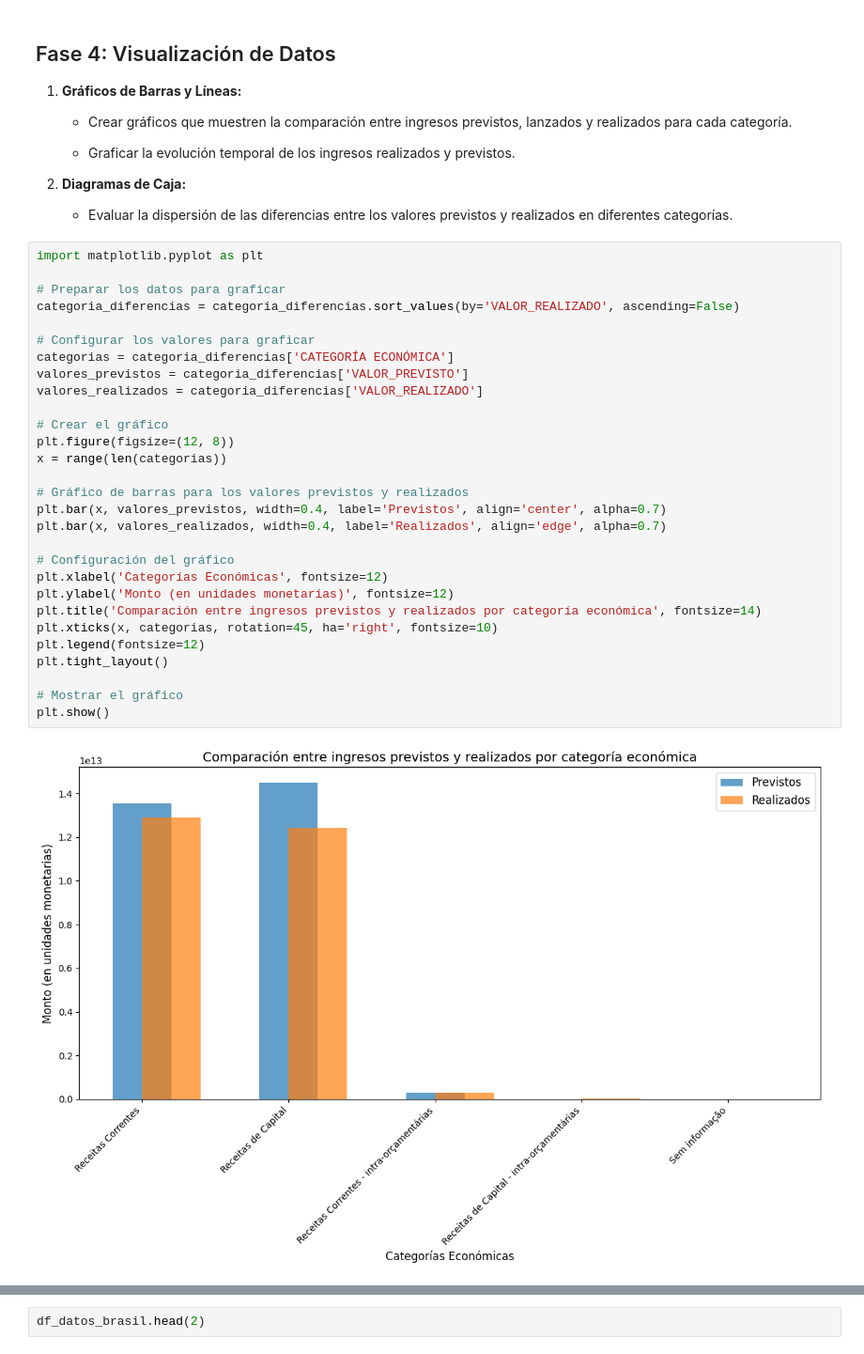
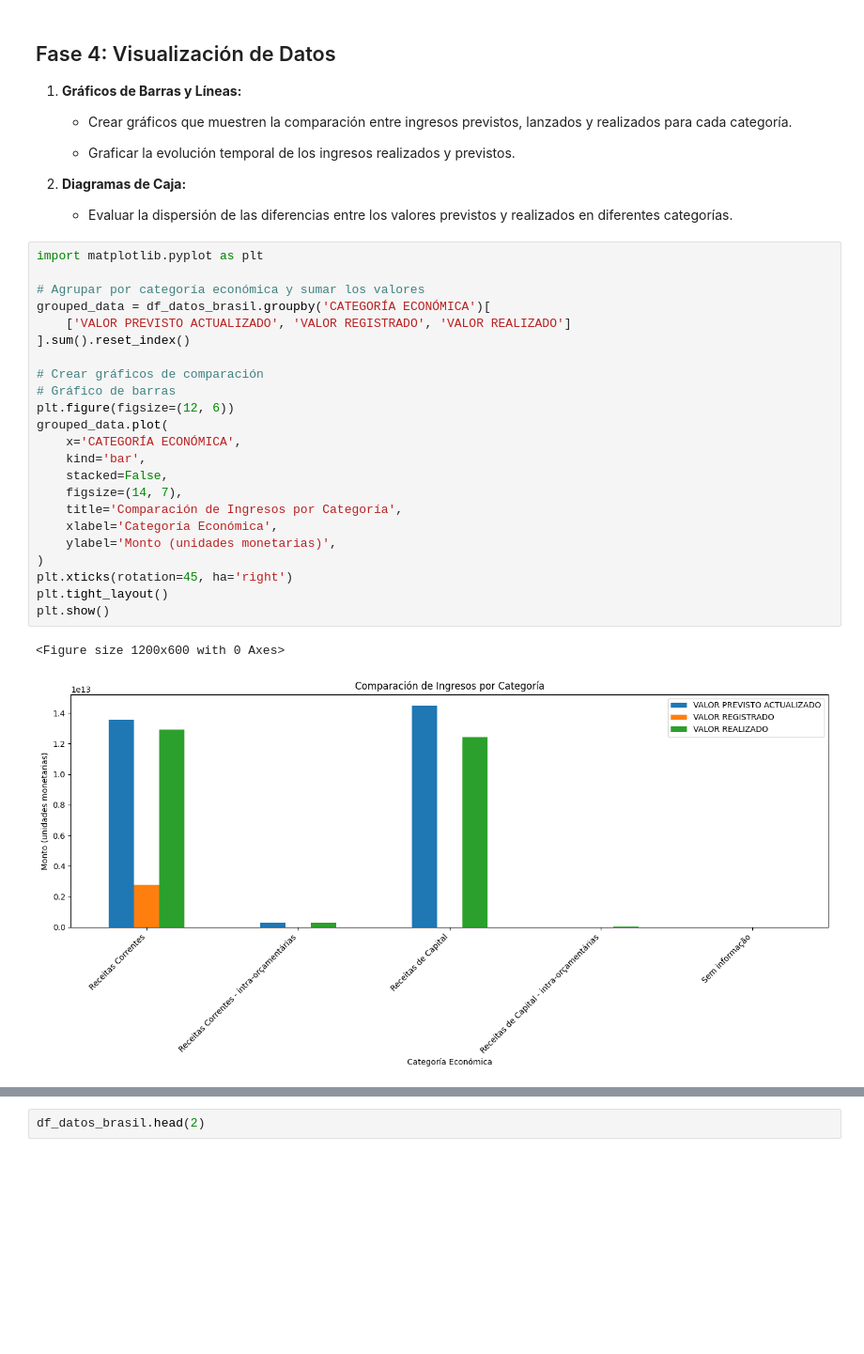
Before and after one commit to clausoler/Proyecto2_Brasil, a Jupyter notebook: ingresos_públicos_brasil.ipynb, the cells around one changed output, grey strips where cells are left out. Shown: that part at 94% size. Saved outputs shown, nothing was run; the diff lists cells and outputs as text; blank space fills up the shorter version.

```diff
--- a/ingresos_públicos_brasil.ipynb
+++ b/ingresos_públicos_brasil.ipynb
@@ -1814,35 +1814,30 @@ Por último, en la categoría económica Receitas de Capital - intra-orÇamentá
 2. **Diagramas de Caja:**
 
    - Evaluar la dispersión de las diferencias entre los valores previstos y realizados en diferentes categorías.
-# %%
-import matplotlib.pyplot as plt
-
-# Preparar los datos para graficar
-categoria_diferencias = categoria_diferencias.sort_values(by='VALOR_REALIZADO', ascending=False)
-
-# Configurar los valores para graficar
-categorias = categoria_diferencias['CATEGORÍA ECONÓMICA']
-valores_previstos = categoria_diferencias['VALOR_PREVISTO']
-valores_realizados = categoria_diferencias['VALOR_REALIZADO']
-
-# Crear el gráfico
-plt.figure(figsize=(12, 8))
-x = range(len(categorias))
-
-# Gráfico de barras para los valores previstos y realizados
-plt.bar(x, valores_previstos, width=0.4, label='Previstos', align='center', alpha=0.7)
-plt.bar(x, valores_realizados, width=0.4, label='Realizados', align='edge', alpha=0.7)
-
-# Configuración del gráfico
-plt.xlabel('Categorías Económicas', fontsize=12)
-plt.ylabel('Monto (en unidades monetarias)', fontsize=12)
-plt.title('Comparación entre ingresos previstos y realizados por categoría económica', fontsize=14)
-plt.xticks(x, categorias, rotation=45, ha='right', fontsize=10)
-plt.legend(fontsize=12)
-plt.tight_layout()
-
-# Mostrar el gráfico
-plt.show()
-# %% [output]
-[figure, removed]
+# %%
+import matplotlib.pyplot as plt
+
+# Agrupar por categoría económica y sumar los valores
+grouped_data = df_datos_brasil.groupby('CATEGORÍA ECONÓMICA')[
+    ['VALOR PREVISTO ACTUALIZADO', 'VALOR REGISTRADO', 'VALOR REALIZADO']
+].sum().reset_index()
+
+# Crear gráficos de comparación
+# Gráfico de barras
+plt.figure(figsize=(12, 6))
+grouped_data.plot(
+    x='CATEGORÍA ECONÓMICA',
+    kind='bar',
+    stacked=False,
+    figsize=(14, 7),
+    title='Comparación de Ingresos por Categoría',
+    xlabel='Categoría Económica',
+    ylabel='Monto (unidades monetarias)',
+)
+plt.xticks(rotation=45, ha='right')
+plt.tight_layout()
+plt.show()
+# %% [output]
+<Figure size 1200x600 with 0 Axes>
+[figure, added]
 # %% [markdown]
```
Also changed, not shown: parts of 10 cells of this notebook.
